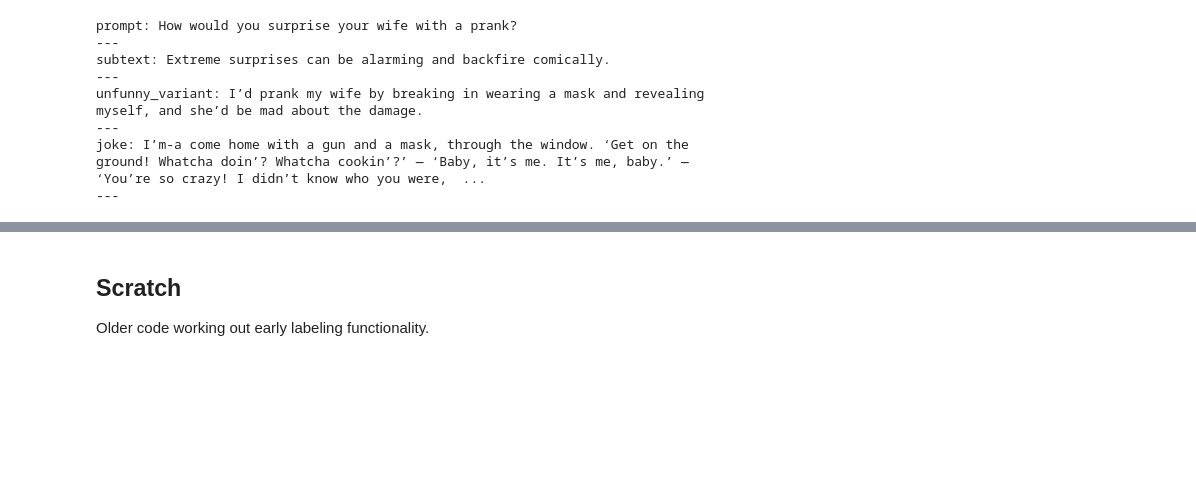
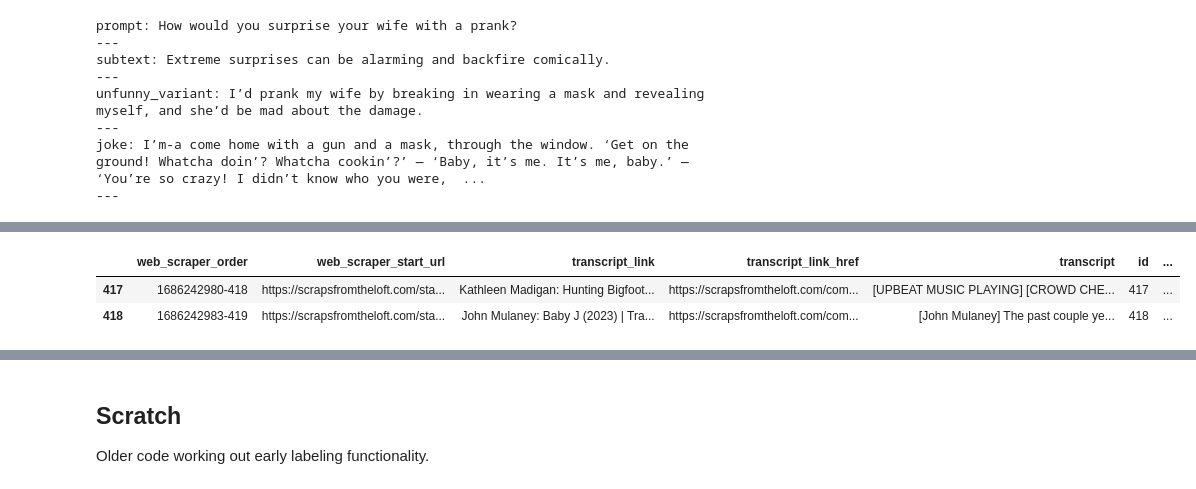
Before and after one commit to hdmamin/aion, a Jupyter notebook: notebooks/00-humor-data.ipynb, the cells around one changed output, grey strips where cells are left out. Saved outputs shown, nothing was run; the diff lists cells and outputs as text; code cells hidden in the pictures; blank space fills up the shorter version.

```diff
--- a/notebooks/00-humor-data.ipynb
+++ b/notebooks/00-humor-data.ipynb
@@ -351,0 +269,2 @@ ask nicely | 132 | 36.9k | 44.9k | 17.3k
+# %%
+df_merged = pd.concat([df, dfl], axis=1)
@@ -351,0 +282,6 @@ ask nicely | 132 | 36.9k | 44.9k | 17.3k
+# %%
+df_merged.tail(2)
+# %% [output]
+|  | web_scraper_order | web_scraper_start_url | transcript_link | transcript_link_href | transcript | id | ... |
+| 417 | 1686242980-418 | https://scrapsfromtheloft.com/sta... | Kathleen Madigan: Hunting Bigfoot... | https://scrapsfromtheloft.com/com... | [UPBEAT MUSIC PLAYING] [CROWD CHE... | 417 | ... |
+| 418 | 1686242983-419 | https://scrapsfromtheloft.com/sta... | John Mulaney: Baby J (2023) | Tra... | https://scrapsfromtheloft.com/com... | [John Mulaney] The past couple ye... | 418 | ... |
```
Also changed, not shown: parts of 48 cells of this notebook, 2 other files.
